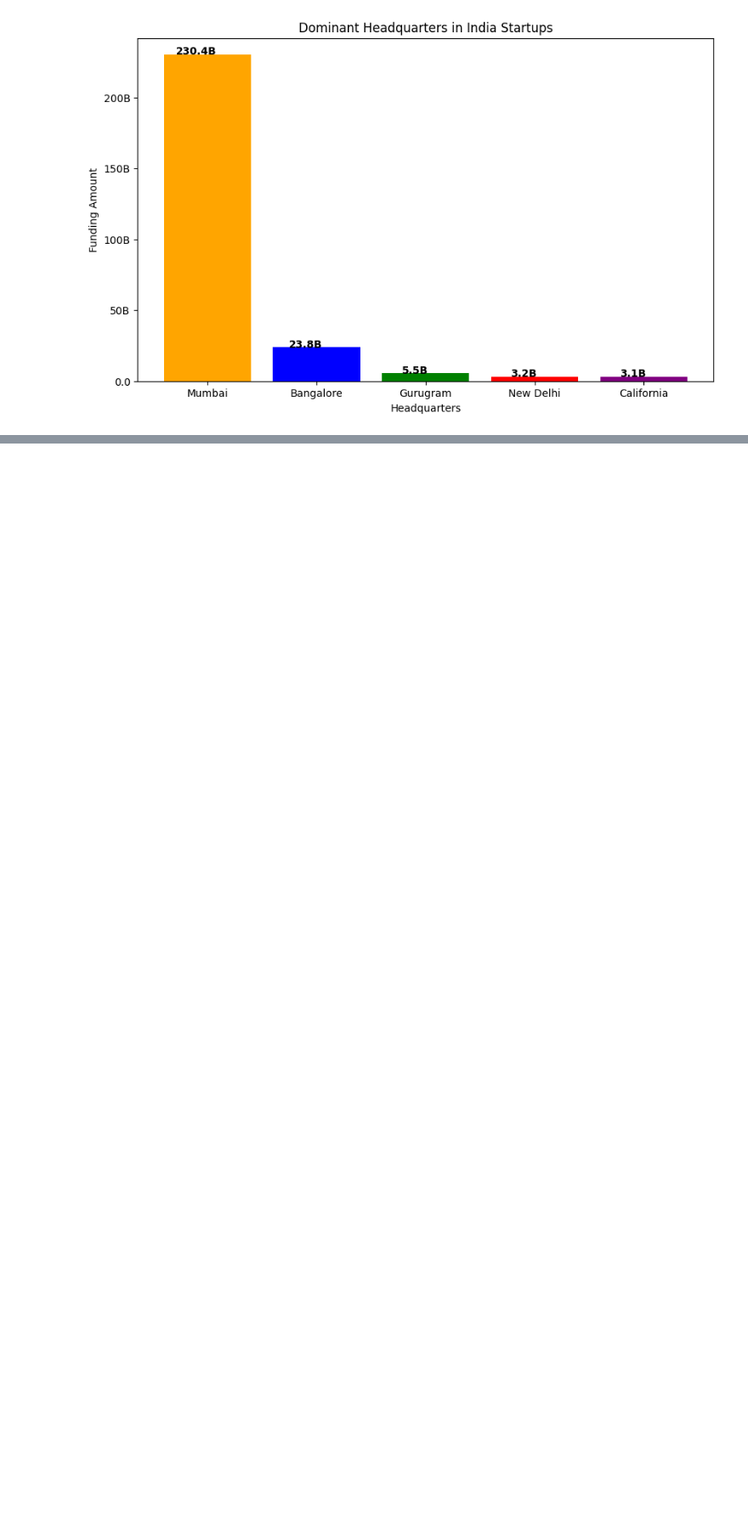
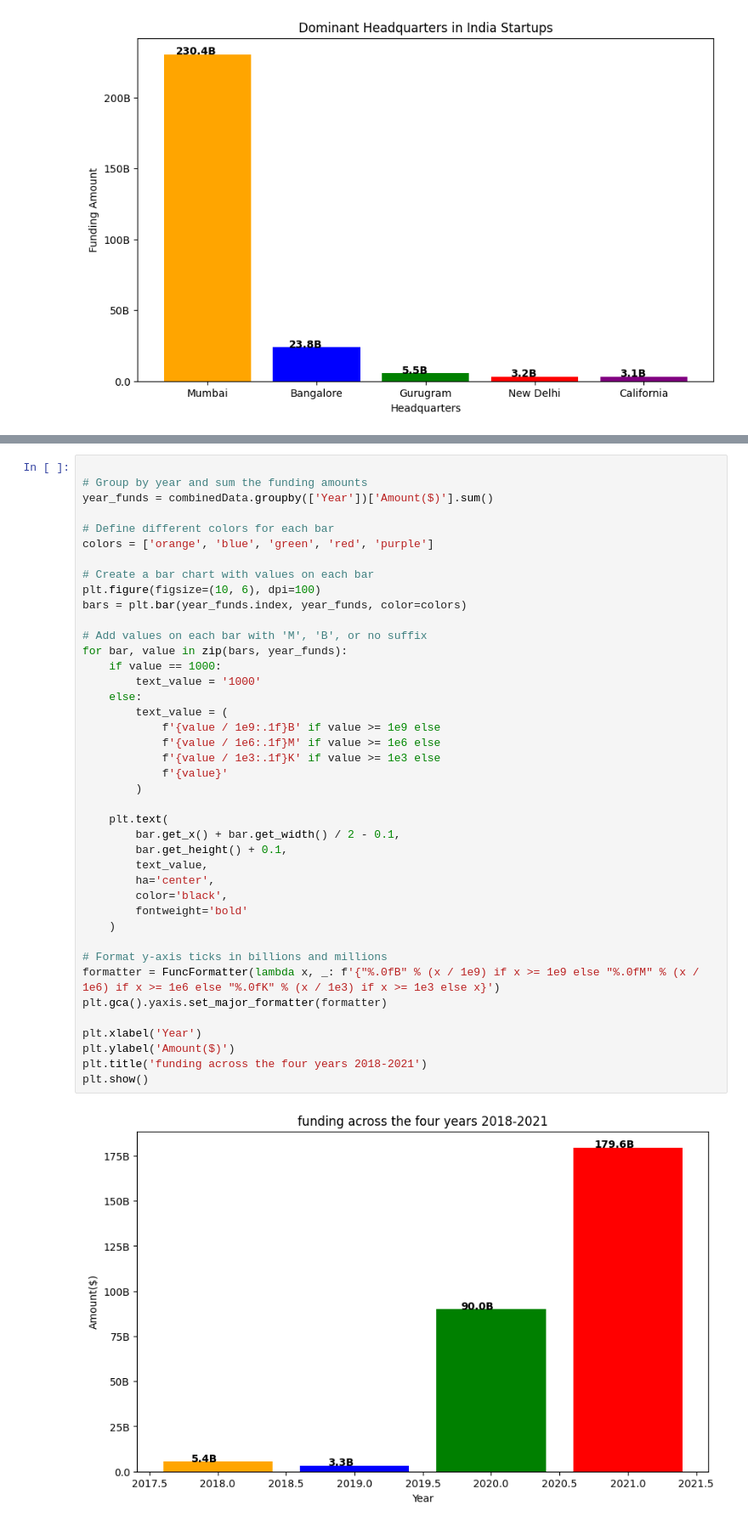
Before and after one commit to DelphinKdl/-Data-analysis-project-Data-Driven-Insights-for-Indian-Startup-Growth, a Jupyter notebook: notebook.ipynb, the cells around one changed output, grey strips where cells are left out. Shown at 85% size. Saved outputs shown, nothing was run; the diff lists cells and outputs as text; blank space fills up the shorter version.

```diff
--- a/notebook.ipynb
+++ b/notebook.ipynb
@@ -667,0 +670,43 @@ plt.show()
+# %%
+
+# Group by year and sum the funding amounts
+year_funds = combinedData.groupby(['Year'])['Amount($)'].sum()
+
+# Define different colors for each bar
+colors = ['orange', 'blue', 'green', 'red', 'purple']
+
+# Create a bar chart with values on each bar
+plt.figure(figsize=(10, 6), dpi=100)
+bars = plt.bar(year_funds.index, year_funds, color=colors)
+
+# Add values on each bar with 'M', 'B', or no suffix
+for bar, value in zip(bars, year_funds):
+    if value == 1000:
+        text_value = '1000'
+    else:
+        text_value = (
+            f'{value / 1e9:.1f}B' if value >= 1e9 else
+            f'{value / 1e6:.1f}M' if value >= 1e6 else
+            f'{value / 1e3:.1f}K' if value >= 1e3 else
+            f'{value}'
+        )
+
+    plt.text(
+        bar.get_x() + bar.get_width() / 2 - 0.1,
+        bar.get_height() + 0.1,
+        text_value,
+        ha='center',
+        color='black',
+        fontweight='bold'
+    )
+
+# Format y-axis ticks in billions and millions
+formatter = FuncFormatter(lambda x, _: f'{"%.0fB" % (x / 1e9) if x >= 1e9 else "%.0fM" % (x / 1e6) if x >= 1e6 else "%.0fK" % (x / 1e3) if x >= 1e3 else x}')
+plt.gca().yaxis.set_major_formatter(formatter)
+
+plt.xlabel('Year')
+plt.ylabel('Amount($)')
+plt.title('funding across the four years 2018-2021')
+plt.show()
+# %% [output]
+[figure, added]
```
Also changed, not shown: parts of 7 cells of this notebook.
